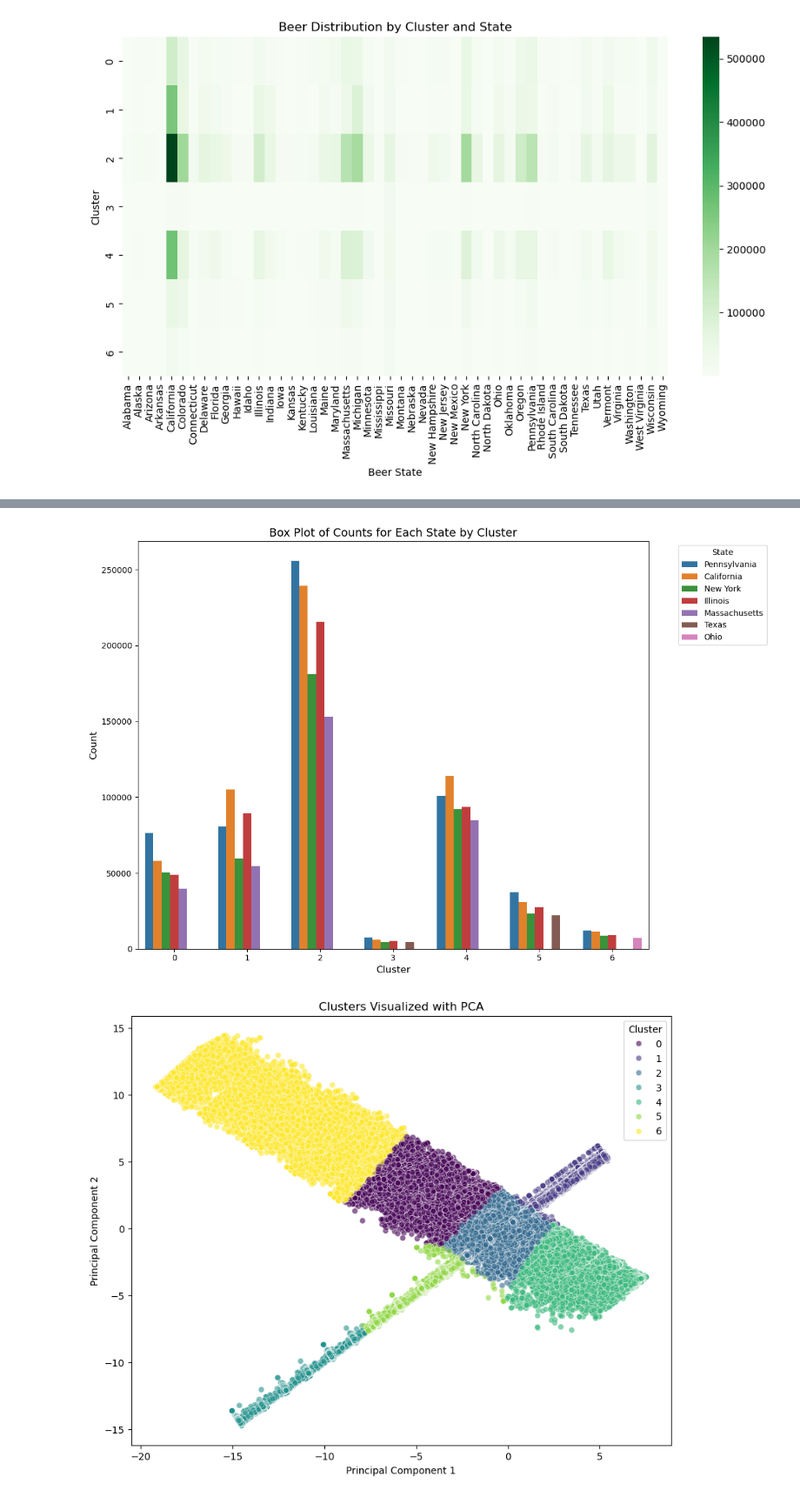
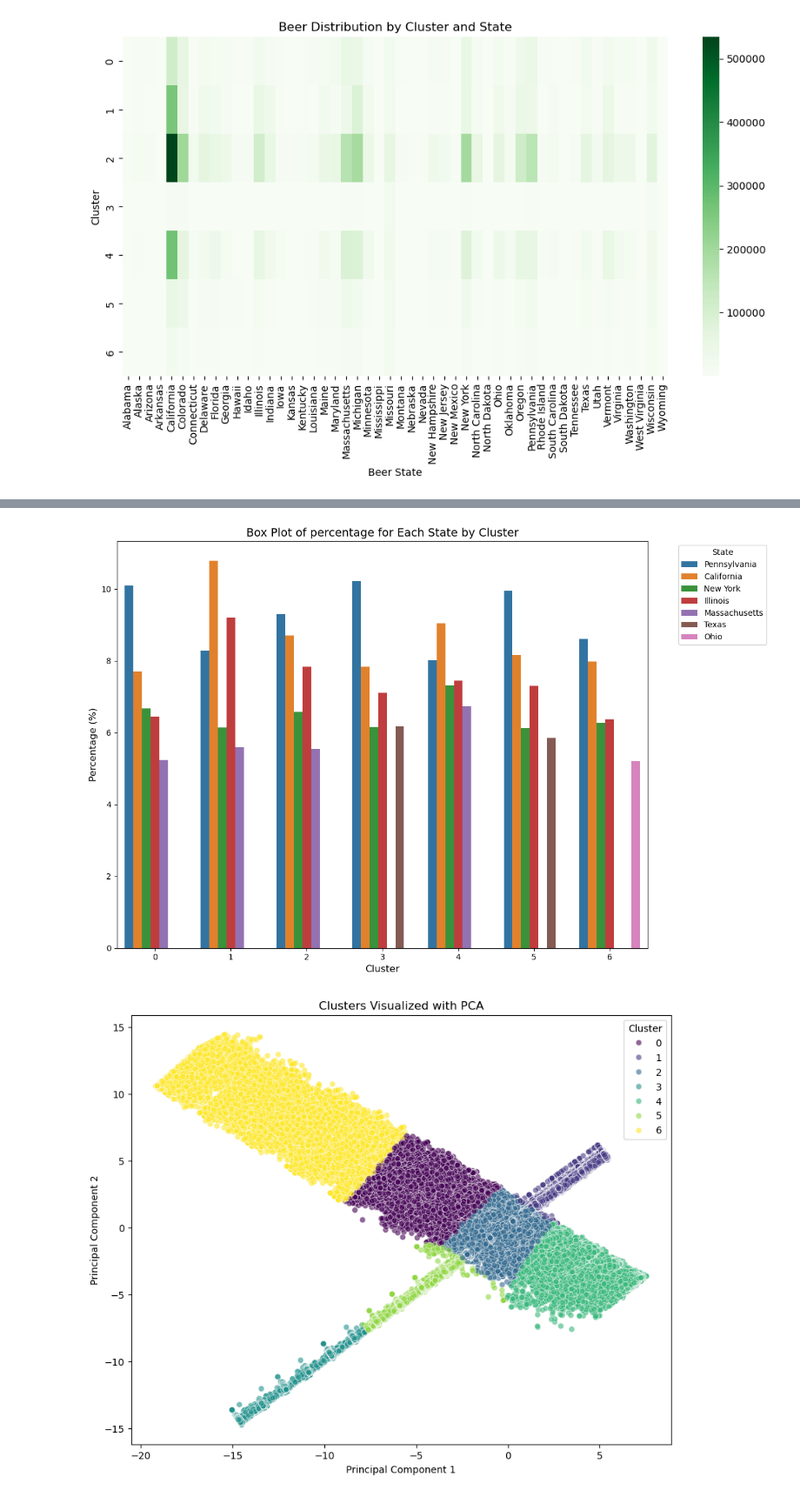
Before and after one commit to epfl-ada/ada-2024-project-x0x0, a Jupyter notebook: src/questions/KNN.ipynb, the cells around one changed output, grey strips where cells are left out. Shown at 87% size. Saved outputs shown, nothing was run; the diff lists cells and outputs as text; code cells hidden in the pictures.

Commit message:
adding better look at bad clustering

```diff
--- a/src/questions/KNN.ipynb
+++ b/src/questions/KNN.ipynb
@@ -184,30 +201,36 @@ pandas.core.frame.DataFrame
 # %%
 top_5_data =[]
+cluster_totals = user_cluster_state_counts_t.sum(axis=0)
+#print(cluster_totals[1])
+i = 0
 for clusters in user_cluster_state_counts_t.items():
     #print(clusters[0])
     #print(clusters[1].nlargest(5))
     #print(clusters[1].nlargest(5).values)
 
     top_states = clusters[1].nlargest(5).index
     top_values = clusters[1].nlargest(5).values
-    top_5_data.append(pd.DataFrame({'state': top_states, 'count': top_values, 'cluster': clusters[0]}))
+    #print(cluster_totals[i])
+    top_percentages = (top_values / cluster_totals[i]) * 100
+
+    top_5_data.append(pd.DataFrame({'state': top_states, 'percentage': top_percentages, 'cluster': clusters[0]}))
     #print(top_5_data)
-
+    i += 1
 top_5_df = pd.concat(top_5_data)
 #print(top_5_df)
 
 plt.figure(figsize=(12, 8))
-sns.barplot(data=top_5_df, x='cluster', y='count', hue='state', dodge=True)
+sns.barplot(data=top_5_df, x='cluster', y='percentage', hue='state', dodge=True)
 
-plt.title("Box Plot of Counts for Each State by Cluster", fontsize=14)
+plt.title("Box Plot of percentage for Each State by Cluster", fontsize=14)
 plt.xlabel("Cluster", fontsize=12)
-plt.ylabel("Count", fontsize=12)
+plt.ylabel("Percentage (%)", fontsize=12)
 plt.legend(title="State", bbox_to_anchor=(1.05, 1), loc='upper left')
 
 plt.tight_layout()
 plt.show()
 # %% [output]
-[figure, old version]
+[figure, new version]
 # %%
 features = X_scaled.drop('cluster', axis=1)
 
```
Also changed, not shown: parts of 1 cell of this notebook.
